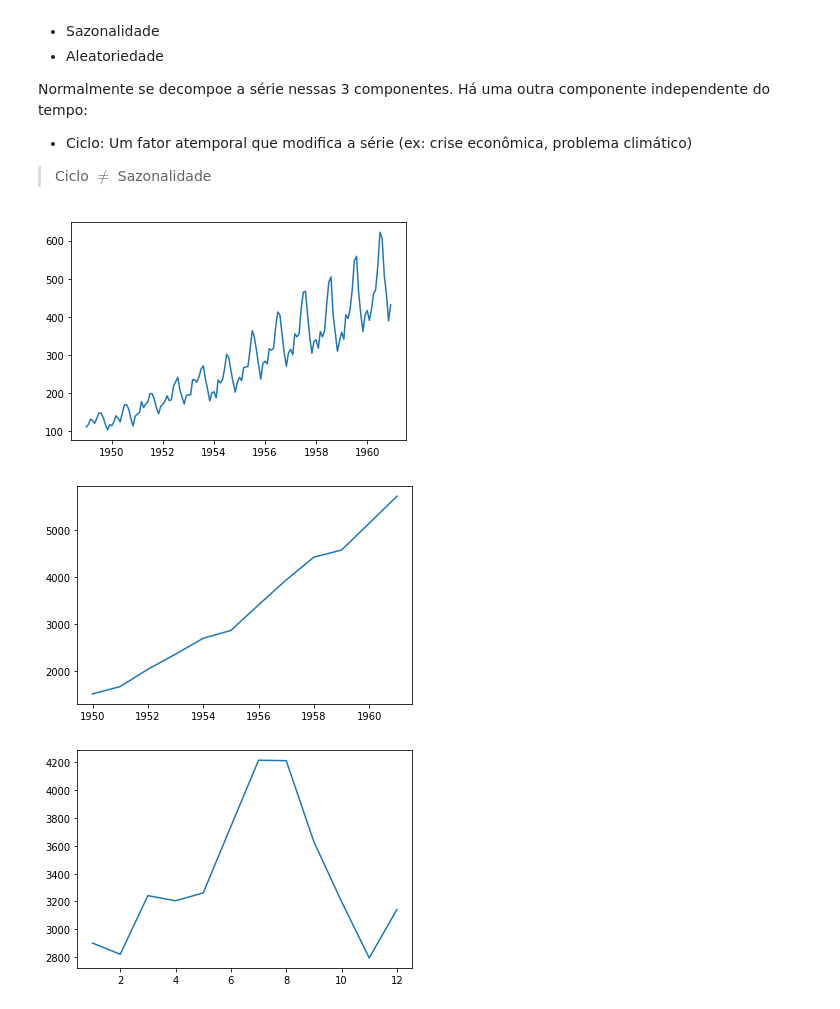
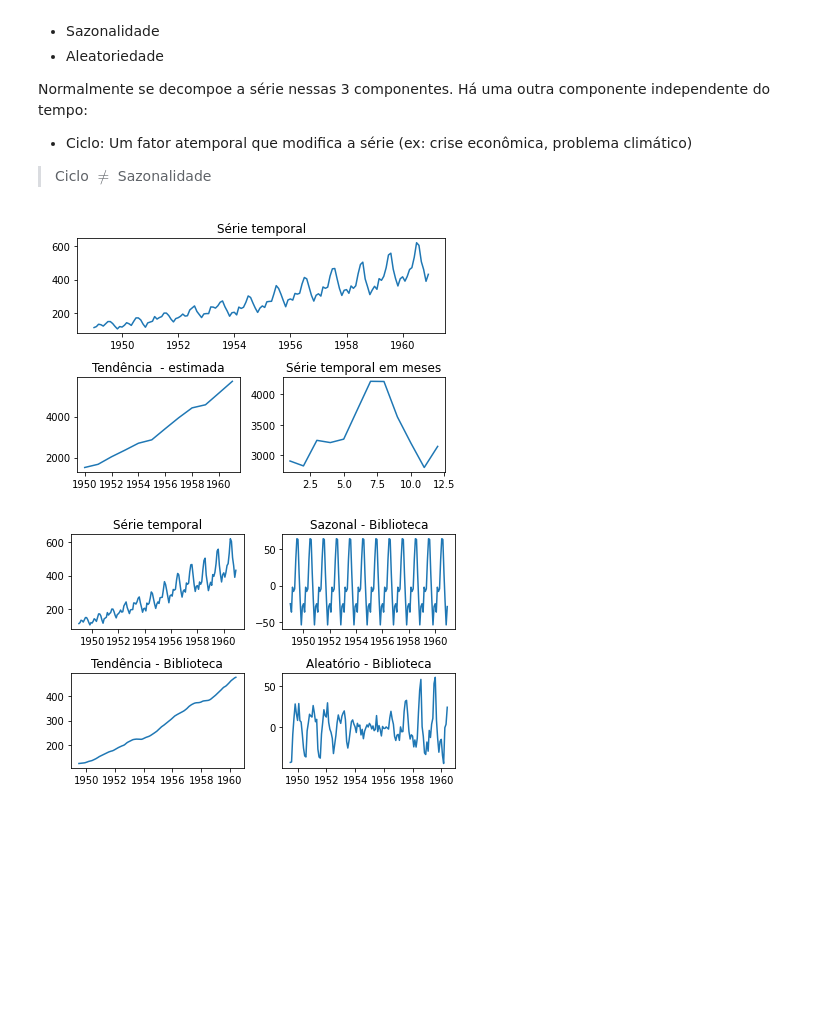
Before and after one commit to pesadaum/learning, a Jupyter notebook: subject/data-science/forma-ds/modulo5/modulo5_series_temporais.ipynb, the cells around one changed output. Cells and saved outputs as stored; diff of their text form; code cells hidden in the pictures; blank space fills up the shorter version.

```diff
--- a/subject/data-science/forma-ds/modulo5/modulo5_series_temporais.ipynb
+++ b/subject/data-science/forma-ds/modulo5/modulo5_series_temporais.ipynb
@@ -29,40 +29,75 @@ Normalmente se decompoe a série nessas 3 componentes. Há uma outra componente
 
 > Ciclo $\neq$ Sazonalidade
 # %%
+#Série temporal
 import pandas as pd
 import numpy as np
 import matplotlib.pyplot as plt
 from datetime import datetime
+from statsmodels.tsa.seasonal import seasonal_decompose
 
 df = pd.read_csv('datasets/airpassengers.csv')
 
 # Esse método foi deprecated
 parse_date = lambda dates: pd.datetime.strptime(dates, '%Y-%m')
 
 #deve ter outro jeito de fazer sem ter q ler o csv novamente
 df = pd.read_csv('datasets/airpassengers.csv', index_col='Month',
                   parse_dates=['Month'], date_parser=parse_date)
 
 # Converter o dataframe para time series é melhor nesse caso, ainda não sei o pq
 
 ts = df['#Passengers']
 
 #Dá pra acessar oos bagulho diretamente
 ts[1]
 ts[datetime(1949,2,1)]
 ts[1:3]
 ts[:'1950-01']
 
 ts_years = ts.resample('A').sum()
 ts_months = ts.groupby([lambda x: x.month]).sum()
 
+plt.subplot(2,1,1)
 plt.plot(ts)
+plt.title('Série temporal')
+
+plt.subplot(2, 2, 3)
+plt.plot(ts_years)
+plt.title('Tendência  - estimada')
+
+plt.subplot(2, 2, 4)
+plt.plot(ts_months)
+plt.title('Série temporal em meses')
+
+plt.tight_layout()
 plt.show()
-plt.plot(ts_years)
-plt.show()
-plt.plot(ts_months)
-plt.show()
 # %% [output]
-[figure, old version]
+[figure, new version]
-[figure, removed]
-[figure, removed]
+# %%
+# Decomposição
+decompose = seasonal_decompose(ts)
+trend = decompose.trend
+seasonal = decompose.seasonal
+random = decompose.resid
+
+plt.subplot(2, 2, 1)
+plt.plot(ts)
+plt.title('Série temporal')
+
+plt.subplot(2, 2, 2)
+plt.plot(seasonal)
+plt.title('Sazonal - Biblioteca')
+
+plt.subplot(2, 2, 3)
+plt.plot(trend)
+plt.title('Tendência - Biblioteca')
+
+plt.subplot(2, 2, 4)
+plt.plot(random)
+plt.title('Aleatório - Biblioteca')
+
+plt.tight_layout()
+plt.show()
+# %% [output]
+[figure, added]
```
Also changed, not shown: parts of 1 cell of this notebook.
